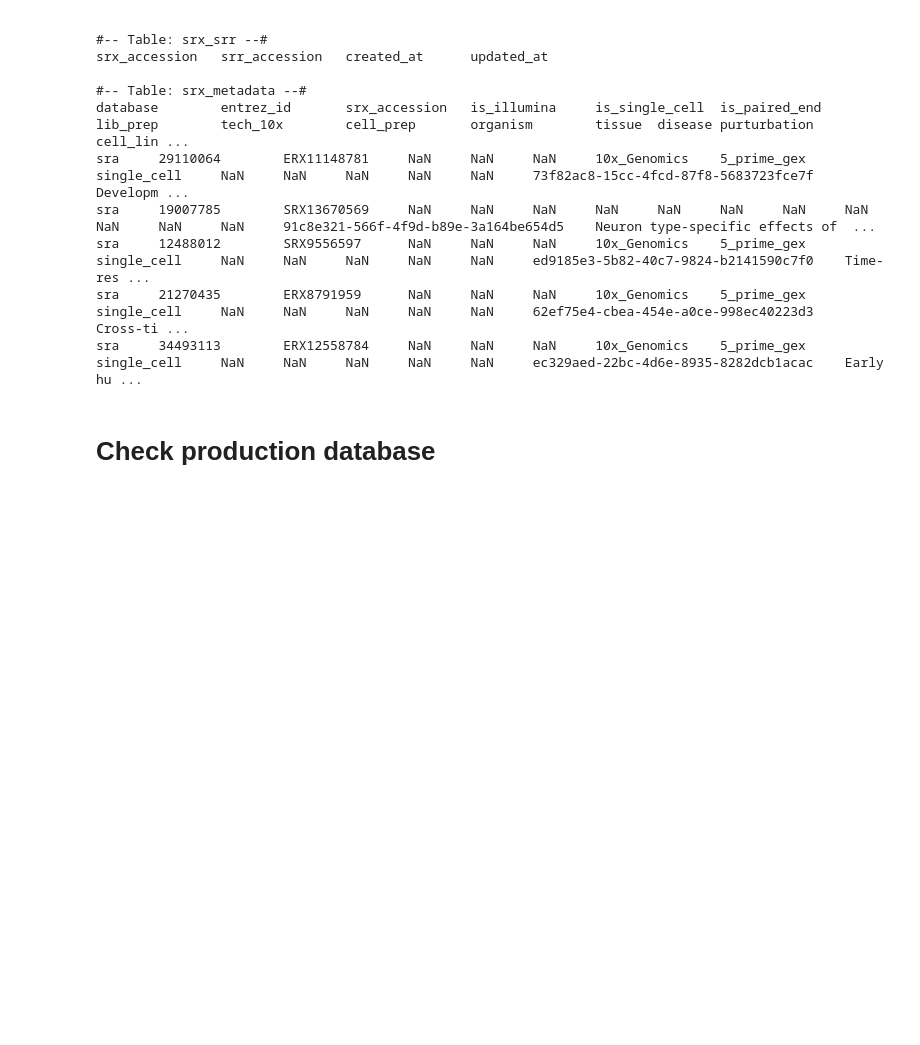
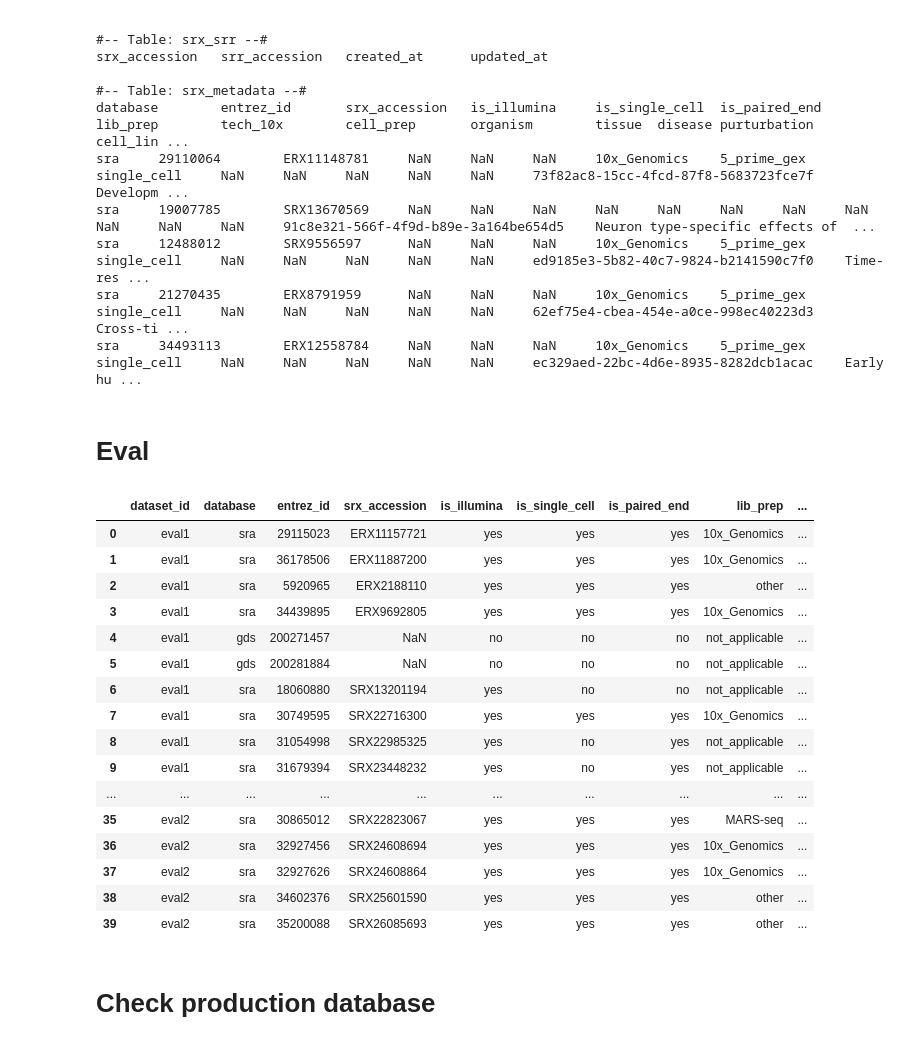
Before and after one commit to timoast/SRAgent, a Jupyter notebook: notebooks/db_test2prod.ipynb, the cells around one changed output. Drawn from its saved outputs; the diff is of its cells as text; code cells hidden in the pictures; blank space fills up the shorter version.

```diff
--- a/notebooks/db_test2prod.ipynb
+++ b/notebooks/db_test2prod.ipynb
@@ -207,3 +207,26 @@ sra     19007785        SRX13670569     NaN     NaN     NaN     NaN     NaN
 sra     12488012        SRX9556597      NaN     NaN     NaN     10x_Genomics    5_prime_gex     single_cell     NaN     NaN     NaN     NaN     NaN     ed9185e3-5b82-40c7-9824-b2141590c7f0    Time-res ...
 sra     21270435        ERX8791959      NaN     NaN     NaN     10x_Genomics    5_prime_gex     single_cell     NaN     NaN     NaN     NaN     NaN     62ef75e4-cbea-454e-a0ce-998ec40223d3    Cross-ti ...
 sra     34493113        ERX12558784     NaN     NaN     NaN     10x_Genomics    5_prime_gex     single_cell     NaN     NaN     NaN     NaN     NaN     ec329aed-22bc-4d6e-8935-8282dcb1acac    Early hu ...
+# %% [markdown]
+# Eval
+# %%
+eval_test = db_get_table( "eval", conn_test)
+eval_test
+# %% [output]
+|  | dataset_id | database | entrez_id | srx_accession | is_illumina | is_single_cell | is_paired_end | lib_prep | ... |
+| 0 | eval1 | sra | 29115023 | ERX11157721 | yes | yes | yes | 10x_Genomics | ... |
+| 1 | eval1 | sra | 36178506 | ERX11887200 | yes | yes | yes | 10x_Genomics | ... |
+| 2 | eval1 | sra | 5920965 | ERX2188110 | yes | yes | yes | other | ... |
+| 3 | eval1 | sra | 34439895 | ERX9692805 | yes | yes | yes | 10x_Genomics | ... |
+| 4 | eval1 | gds | 200271457 | NaN | no | no | no | not_applicable | ... |
+| 5 | eval1 | gds | 200281884 | NaN | no | no | no | not_applicable | ... |
+| 6 | eval1 | sra | 18060880 | SRX13201194 | yes | no | no | not_applicable | ... |
+| 7 | eval1 | sra | 30749595 | SRX22716300 | yes | yes | yes | 10x_Genomics | ... |
+| 8 | eval1 | sra | 31054998 | SRX22985325 | yes | no | yes | not_applicable | ... |
+| 9 | eval1 | sra | 31679394 | SRX23448232 | yes | no | yes | not_applicable | ... |
+| ... | ... | ... | ... | ... | ... | ... | ... | ... | ... |
+| 35 | eval2 | sra | 30865012 | SRX22823067 | yes | yes | yes | MARS-seq | ... |
+| 36 | eval2 | sra | 32927456 | SRX24608694 | yes | yes | yes | 10x_Genomics | ... |
+| 37 | eval2 | sra | 32927626 | SRX24608864 | yes | yes | yes | 10x_Genomics | ... |
+| 38 | eval2 | sra | 34602376 | SRX25601590 | yes | yes | yes | other | ... |
+| 39 | eval2 | sra | 35200088 | SRX26085693 | yes | yes | yes | other | ... |
```
Also changed, not shown: parts of 3 cells of this notebook, 5 other files.
